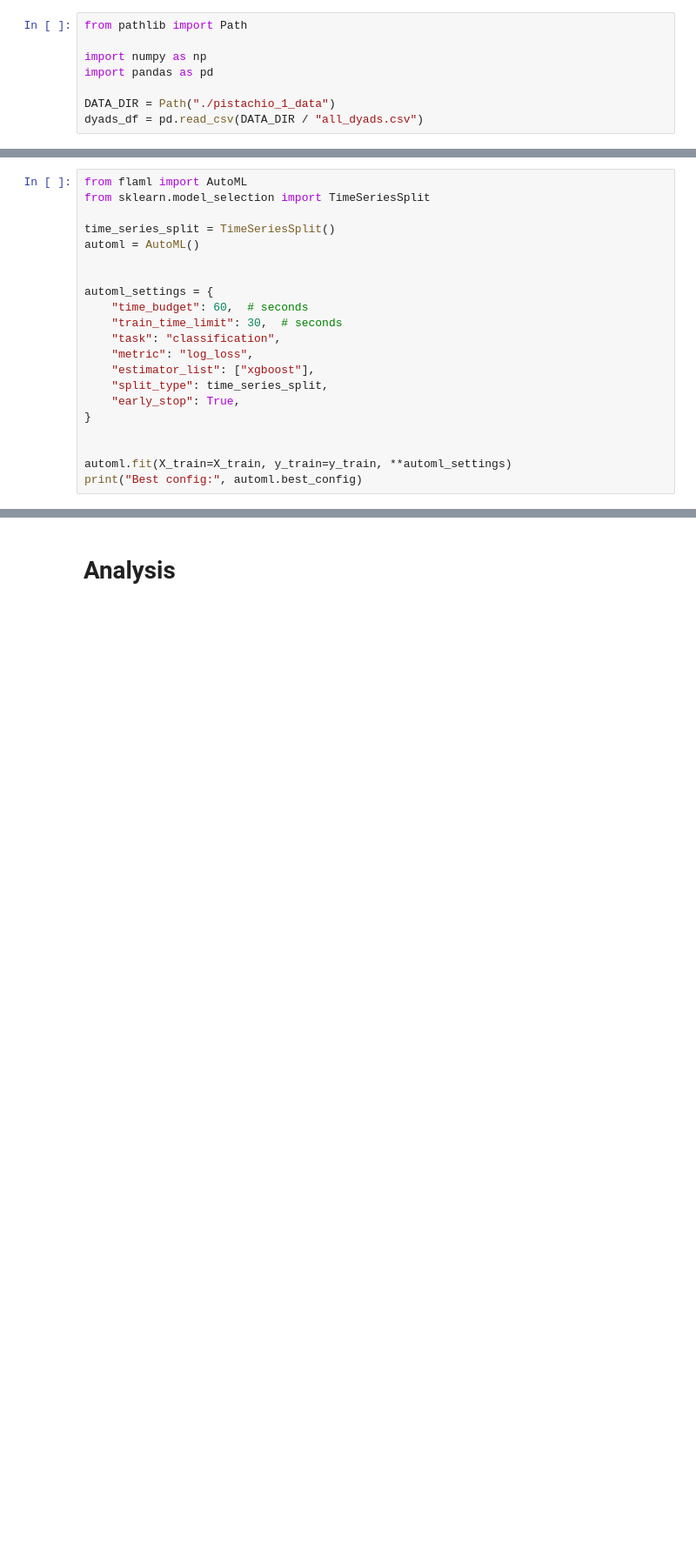
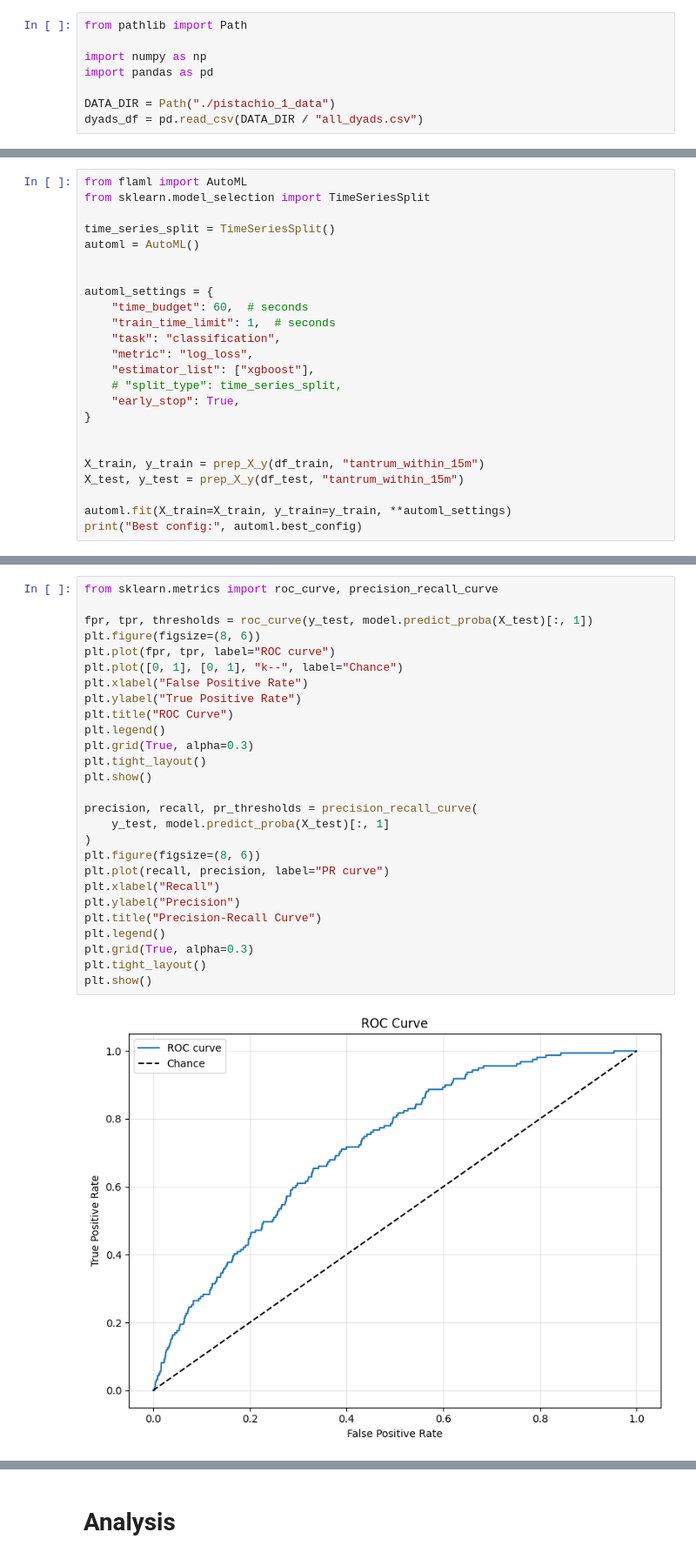
Before and after one commit to lab-heal/pistachio, a Jupyter notebook: predict_tantrums_retrain.ipynb, the cells around one changed output, grey strips where cells are left out. Shown at 87% size. Saved outputs shown, nothing was run; the diff lists cells and outputs as text; blank space fills up the shorter version.

```diff
--- a/predict_tantrums_retrain.ipynb
+++ b/predict_tantrums_retrain.ipynb
@@ -251,15 +216,18 @@ automl = AutoML()
 
 automl_settings = {
     "time_budget": 60,  # seconds
-    "train_time_limit": 30,  # seconds
+    "train_time_limit": 1,  # seconds
     "task": "classification",
     "metric": "log_loss",
     "estimator_list": ["xgboost"],
-    "split_type": time_series_split,
+    # "split_type": time_series_split,
     "early_stop": True,
 }
 
 
+X_train, y_train = prep_X_y(df_train, "tantrum_within_15m")
+X_test, y_test = prep_X_y(df_test, "tantrum_within_15m")
+
 automl.fit(X_train=X_train, y_train=y_train, **automl_settings)
 print("Best config:", automl.best_config)
 # %% [output]
@@ -422,0 +427,29 @@ def retrain_and_predict(df_train: pd.DataFrame, df_test: pd.DataFrame, mode: str
+# %%
+from sklearn.metrics import roc_curve, precision_recall_curve
+
+fpr, tpr, thresholds = roc_curve(y_test, model.predict_proba(X_test)[:, 1])
+plt.figure(figsize=(8, 6))
+plt.plot(fpr, tpr, label="ROC curve")
+plt.plot([0, 1], [0, 1], "k--", label="Chance")
+plt.xlabel("False Positive Rate")
+plt.ylabel("True Positive Rate")
+plt.title("ROC Curve")
+plt.legend()
+plt.grid(True, alpha=0.3)
+plt.tight_layout()
+plt.show()
+
+precision, recall, pr_thresholds = precision_recall_curve(
+    y_test, model.predict_proba(X_test)[:, 1]
+)
+plt.figure(figsize=(8, 6))
+plt.plot(recall, precision, label="PR curve")
+plt.xlabel("Recall")
+plt.ylabel("Precision")
+plt.title("Precision-Recall Curve")
+plt.legend()
+plt.grid(True, alpha=0.3)
+plt.tight_layout()
+plt.show()
+# %% [output]
+[figure, added]
```
Also changed, not shown: parts of 26 cells of this notebook, 10 other files.
